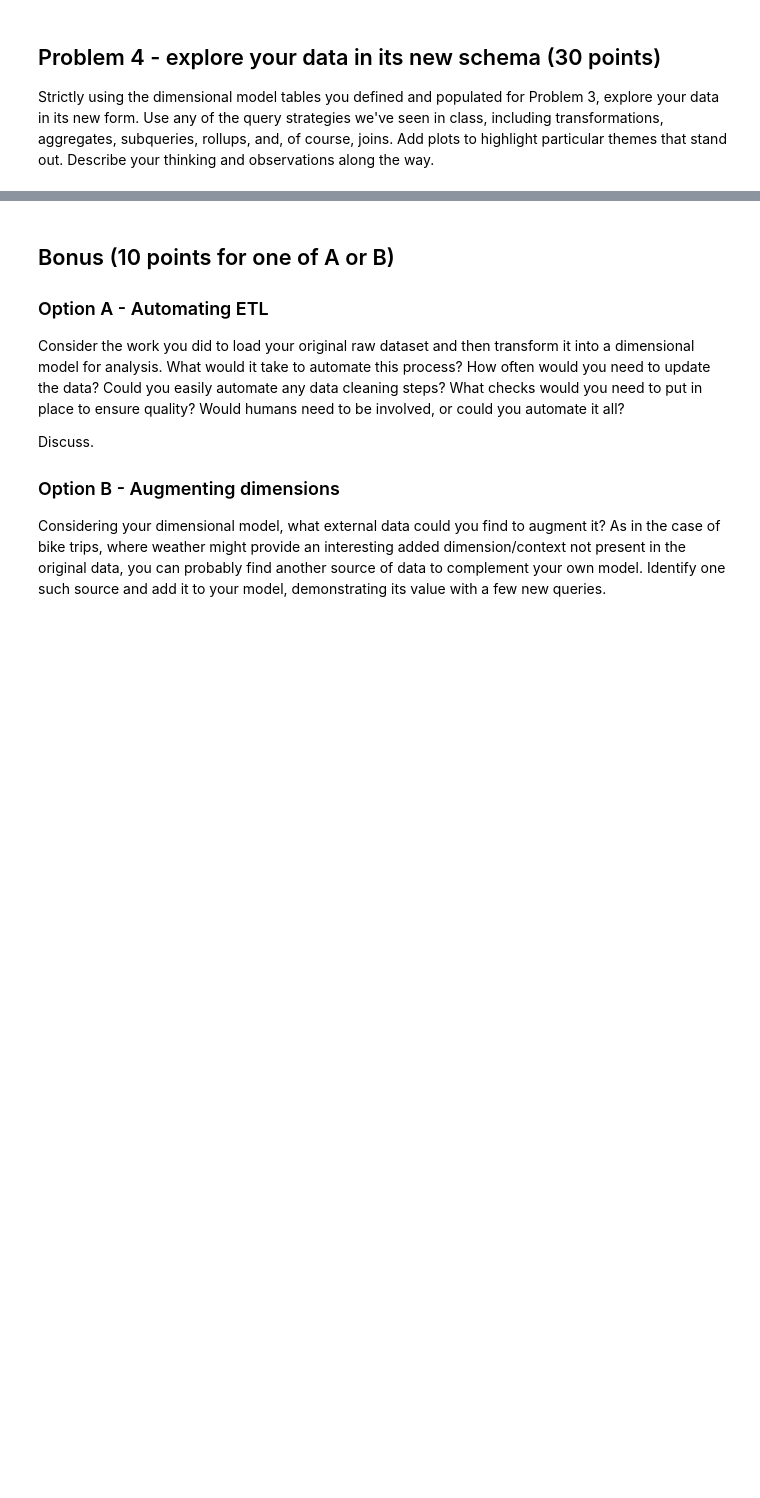
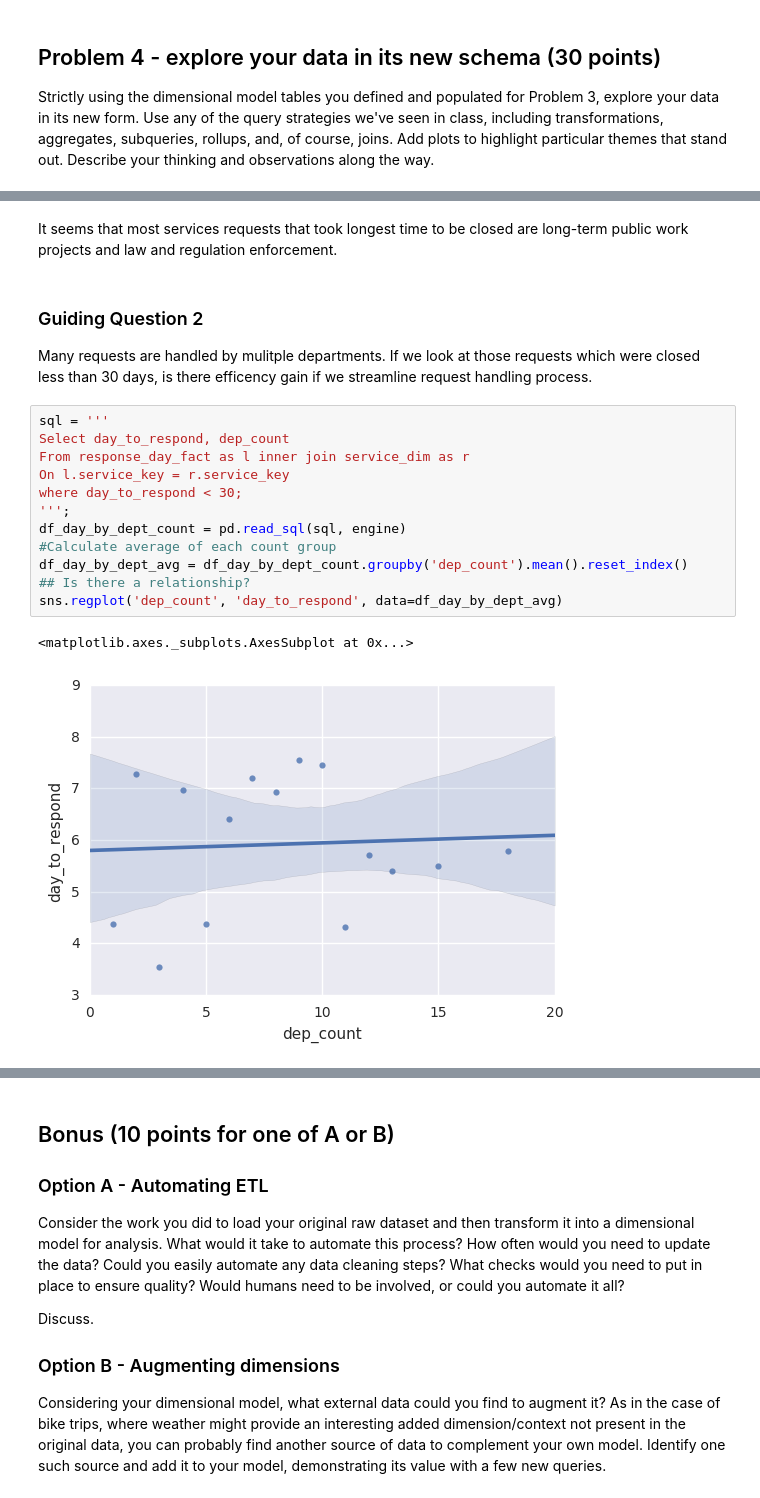
Before and after one commit to zhengweifz/istm-6212, a Jupyter notebook: project-02.ipynb, the cells around one changed output, grey strips where cells are left out. Cells and saved outputs as stored; diff of their text form; blank space fills up the shorter version.

Commit message:
add project 2 final version

```diff
--- a/project-02.ipynb
+++ b/project-02.ipynb
@@ -175,0 +584,20 @@ Strictly using the dimensional model tables you defined and populated for Proble
+# %% [markdown]
+It seems that most services requests that took longest time to be closed are long-term public work projects and law and regulation enforcement.
+# %% [markdown]
+### Guiding Question 2
+Many requests are handled by mulitple departments. If we look at those requests which were closed less than 30 days, is there efficency gain if we streamline request handling process.
+# %%
+sql = '''
+Select day_to_respond, dep_count
+From response_day_fact as l inner join service_dim as r
+On l.service_key = r.service_key
+where day_to_respond < 30;
+''';
+df_day_by_dept_count = pd.read_sql(sql, engine)
+#Calculate average of each count group
+df_day_by_dept_avg = df_day_by_dept_count.groupby('dep_count').mean().reset_index()
+## Is there a relationship?
+sns.regplot('dep_count', 'day_to_respond', data=df_day_by_dept_avg)
+# %% [output]
+<matplotlib.axes._subplots.AxesSubplot at 0x...>
+[figure, added]
```
Also changed, not shown: parts of 90 cells of this notebook.
